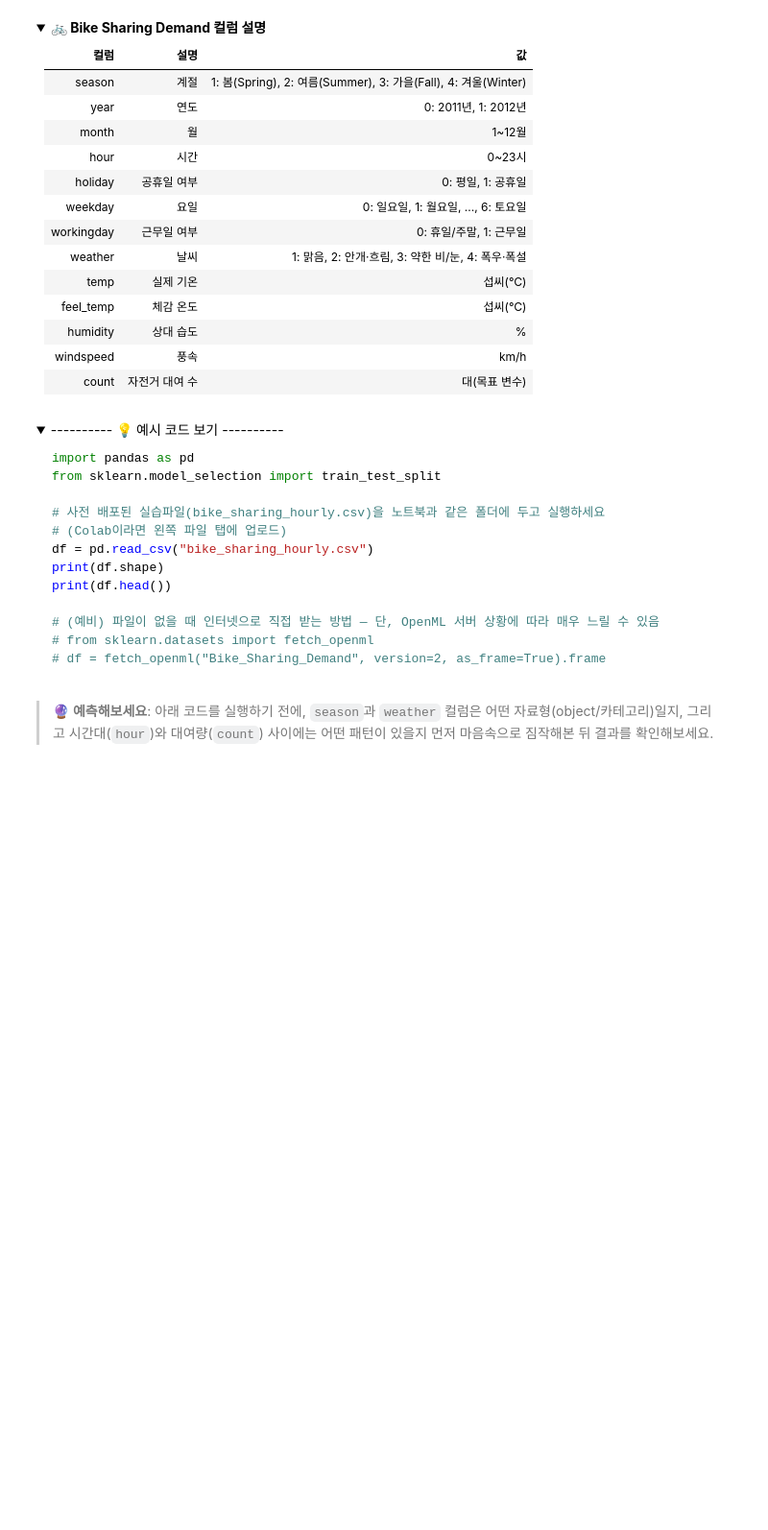
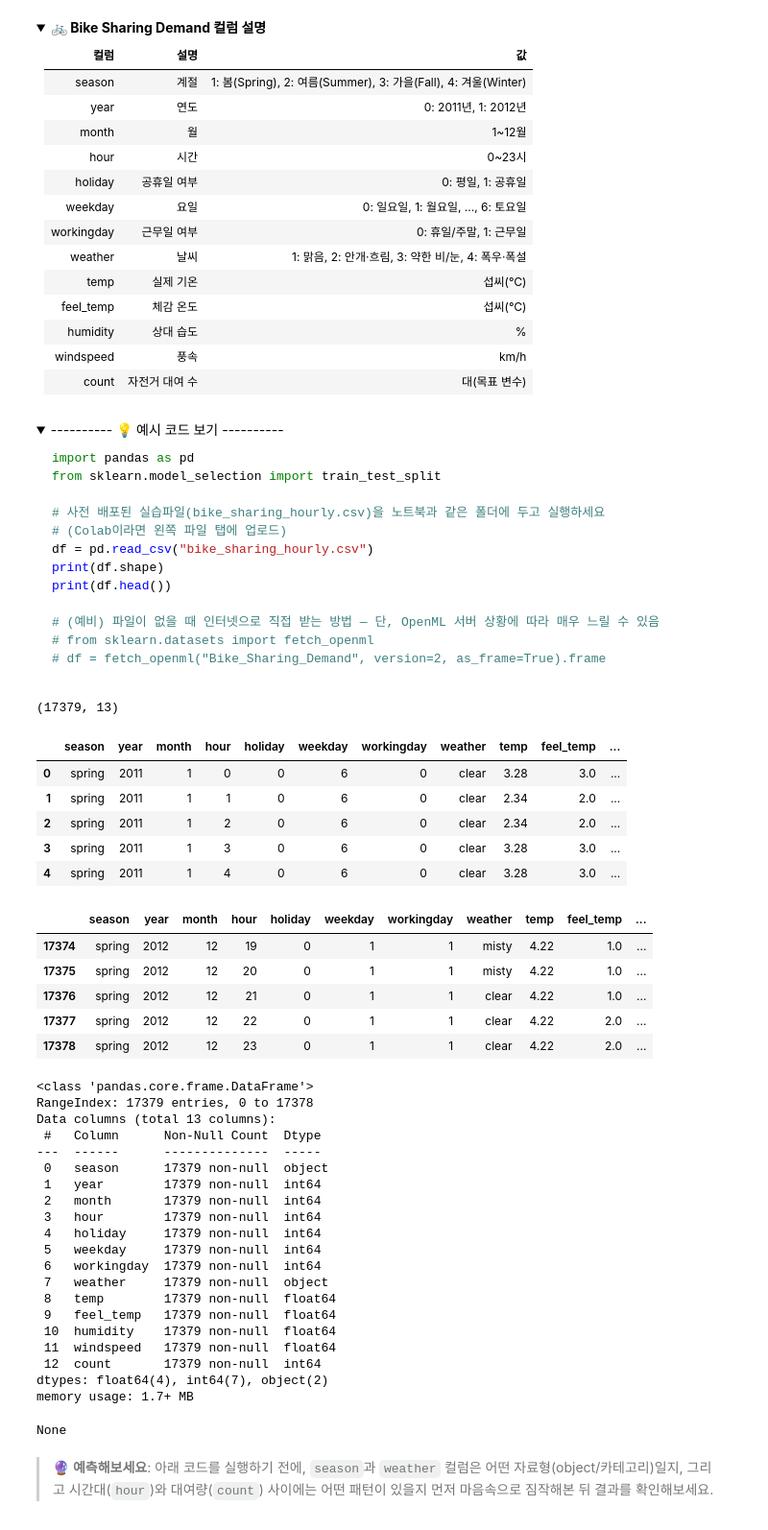
Before and after one commit to qnrPwjd/EST_AI_Challengers_Code, a Jupyter notebook: Week3(AI_Modeling)/CH12_회귀와분류.ipynb, the cells around one changed output. Shown at 96% size. Cells and saved outputs as stored; diff of their text form; code cells hidden in the pictures; folded sections open; blank space fills up the shorter version.

```diff
--- a/Week3(AI_Modeling)/CH12_회귀와분류.ipynb
+++ b/Week3(AI_Modeling)/CH12_회귀와분류.ipynb
@@ -114,18 +116,54 @@ print(df.head())
 # %%
 # 코드 입력
 
 import pandas as pd
 from sklearn.model_selection import train_test_split
 
 # 사전 배포된 실습파일(bike_sharing_hourly.csv)을 노트북과 같은 폴더에 두고 실행하세요
 # (Colab이라면 왼쪽 파일 탭에 업로드)
-
-
-
-
+df = pd.read_csv('bike_sharing_hourly.csv')
+print(df.shape)
+display(df.head())
+display(df.tail())
+display(df.info())
 # (예비) 파일이 없을 때 인터넷으로 직접 받는 방법 — 단, OpenML 서버 상황에 따라 매우 느릴 수 있음
 # from sklearn.datasets import fetch_openml
 # df = fetch_openml("Bike_Sharing_Demand", version=2, as_frame=True).frame
+# %% [output]
+(17379, 13)
+|  | season | year | month | hour | holiday | weekday | workingday | weather | temp | feel_temp | ... |
+| 0 | spring | 2011 | 1 | 0 | 0 | 6 | 0 | clear | 3.28 | 3.0 | ... |
+| 1 | spring | 2011 | 1 | 1 | 0 | 6 | 0 | clear | 2.34 | 2.0 | ... |
+| 2 | spring | 2011 | 1 | 2 | 0 | 6 | 0 | clear | 2.34 | 2.0 | ... |
+| 3 | spring | 2011 | 1 | 3 | 0 | 6 | 0 | clear | 3.28 | 3.0 | ... |
+| 4 | spring | 2011 | 1 | 4 | 0 | 6 | 0 | clear | 3.28 | 3.0 | ... |
+|  | season | year | month | hour | holiday | weekday | workingday | weather | temp | feel_temp | ... |
+| 17374 | spring | 2012 | 12 | 19 | 0 | 1 | 1 | misty | 4.22 | 1.0 | ... |
+| 17375 | spring | 2012 | 12 | 20 | 0 | 1 | 1 | misty | 4.22 | 1.0 | ... |
+| 17376 | spring | 2012 | 12 | 21 | 0 | 1 | 1 | clear | 4.22 | 1.0 | ... |
+| 17377 | spring | 2012 | 12 | 22 | 0 | 1 | 1 | clear | 4.22 | 2.0 | ... |
+| 17378 | spring | 2012 | 12 | 23 | 0 | 1 | 1 | clear | 4.22 | 2.0 | ... |
+<class 'pandas.core.frame.DataFrame'>
+RangeIndex: 17379 entries, 0 to 17378
+Data columns (total 13 columns):
+ #   Column      Non-Null Count  Dtype
+---  ------      --------------  -----
+ 0   season      17379 non-null  object
+ 1   year        17379 non-null  int64
+ 2   month       17379 non-null  int64
+ 3   hour        17379 non-null  int64
+ 4   holiday     17379 non-null  int64
+ 5   weekday     17379 non-null  int64
+ 6   workingday  17379 non-null  int64
+ 7   weather     17379 non-null  object
+ 8   temp        17379 non-null  float64
+ 9   feel_temp   17379 non-null  float64
+ 10  humidity    17379 non-null  float64
+ 11  windspeed   17379 non-null  float64
+ 12  count       17379 non-null  int64
+dtypes: float64(4), int64(7), object(2)
+memory usage: 1.7+ MB
+None
 # %% [markdown]
 > 🔮 **예측해보세요**: 아래 코드를 실행하기 전에, `season`과 `weather` 컬럼은 어떤 자료형(object/카테고리)일지, 그리고 시간대(`hour`)와 대여량(`count`) 사이에는 어떤 패턴이 있을지 먼저 마음속으로 짐작해본 뒤 결과를 확인해보세요.
 # %% [markdown]
```
Also changed, not shown: parts of 37 cells of this notebook.
